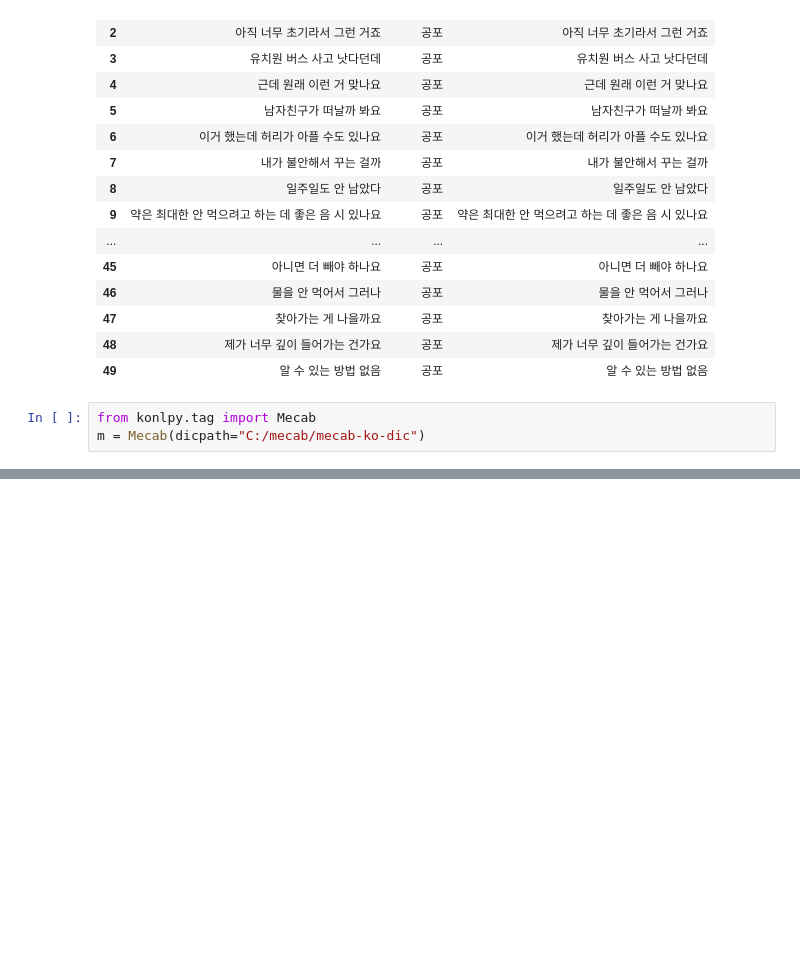
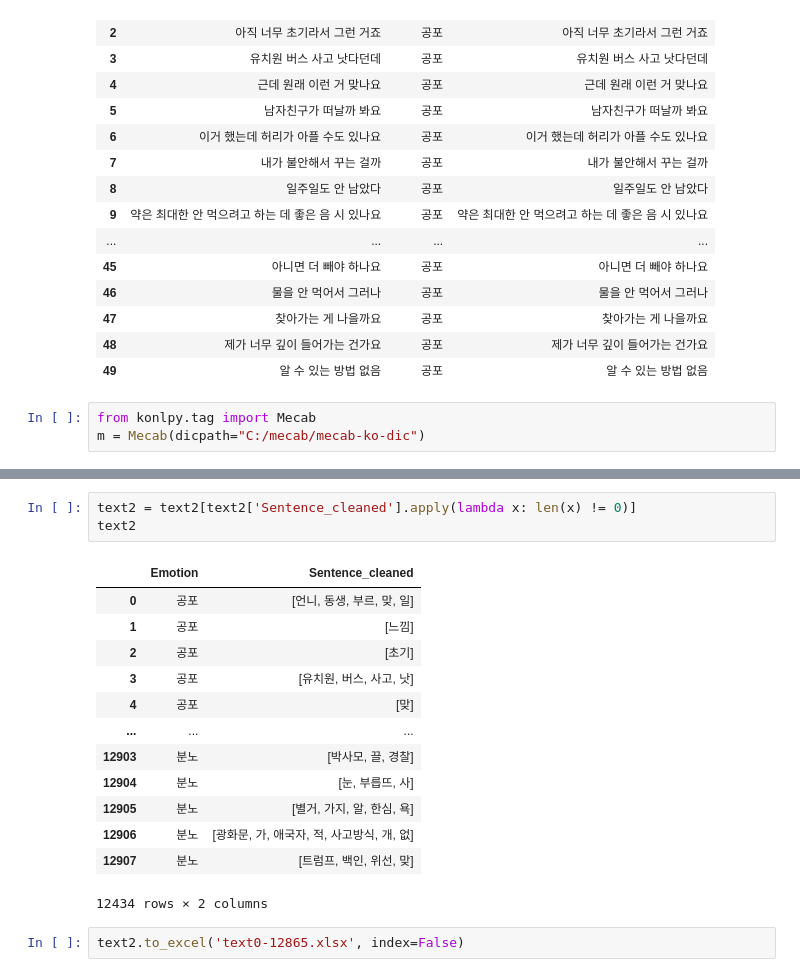
Before and after one commit to SamKimILee/2ndProject, a Jupyter notebook: 감정_분류/0111_전처리_품사.ipynb, the cells around one changed output, grey strips where cells are left out. Saved outputs shown, nothing was run; the diff lists cells and outputs as text; blank space fills up the shorter version.

```diff
--- a/감정_분류/0111_전처리_품사.ipynb
+++ b/감정_분류/0111_전처리_품사.ipynb
@@ -116,0 +186,19 @@ text2
+# %%
+text2 = text2[text2['Sentence_cleaned'].apply(lambda x: len(x) != 0)]
+text2
+# %% [output]
+|  | Emotion | Sentence_cleaned |
+| 0 | 공포 | [언니, 동생, 부르, 맞, 일] |
+| 1 | 공포 | [느낌] |
+| 2 | 공포 | [초기] |
+| 3 | 공포 | [유치원, 버스, 사고, 낫] |
+| 4 | 공포 | [맞] |
+| ... | ... | ... |
+| 12903 | 분노 | [박사모, 끌, 경찰] |
+| 12904 | 분노 | [눈, 부릅뜨, 사] |
+| 12905 | 분노 | [별거, 가지, 알, 한심, 욕] |
+| 12906 | 분노 | [광화문, 가, 애국자, 적, 사고방식, 개, 없] |
+| 12907 | 분노 | [트럼프, 백인, 위선, 맞] |
+12434 rows × 2 columns
+# %%
+text2.to_excel('text0-12865.xlsx', index=False)
```
Also changed, not shown: parts of 14 cells of this notebook, 3 other files.
